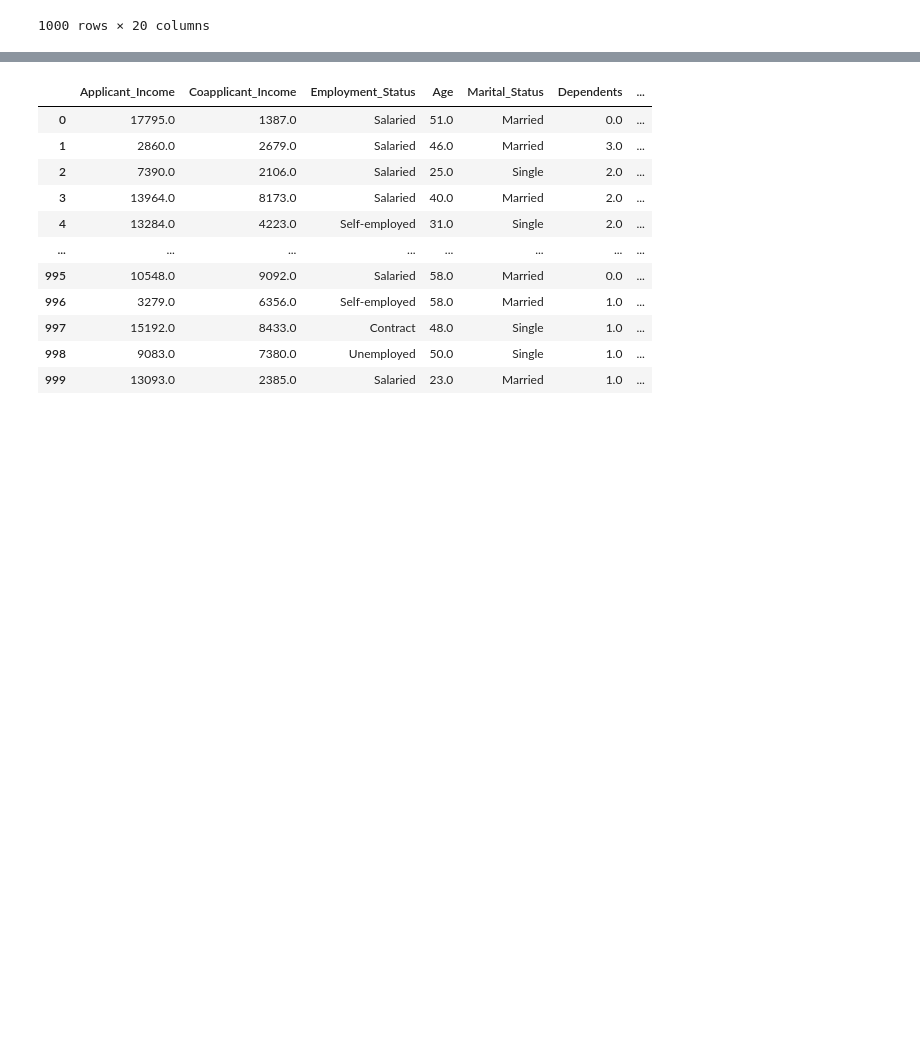
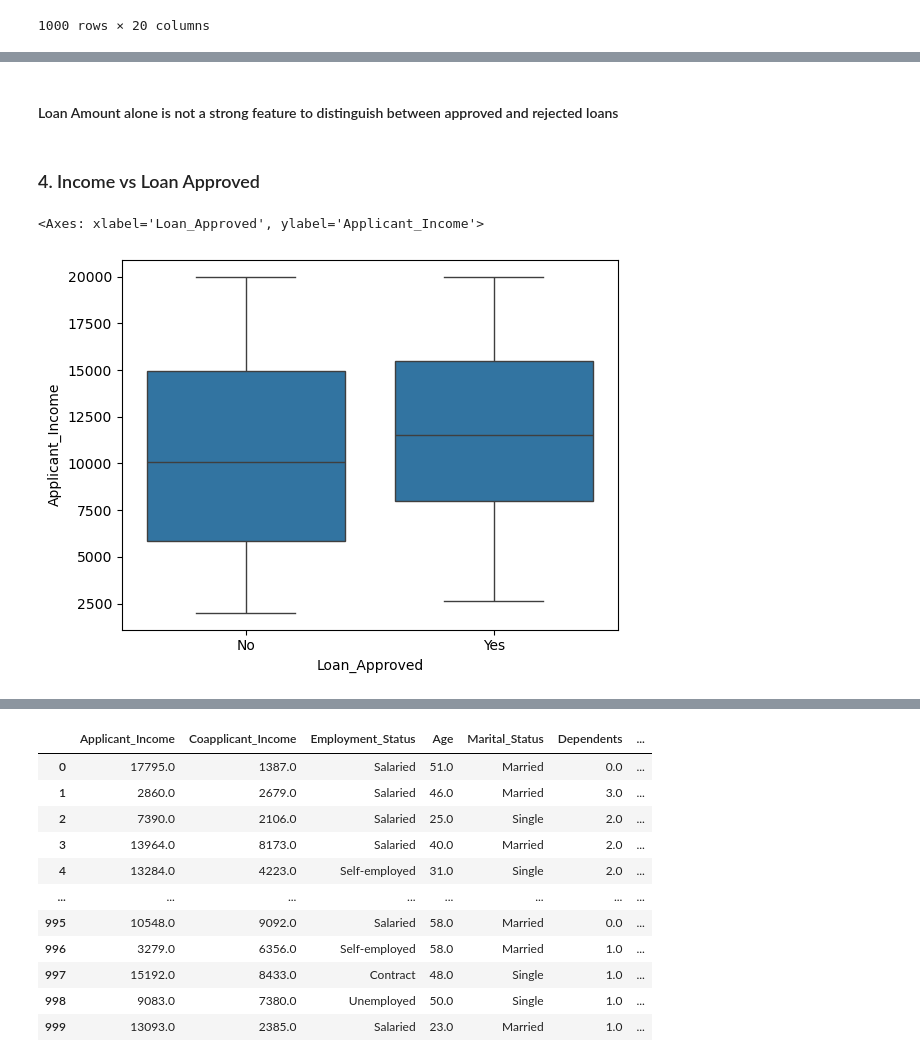
Before and after one commit to Vansh9zz/Loan-Approval-System, a Jupyter notebook: creditwise-loan-system.ipynb, the cells around one changed output, grey strips where cells are left out. Saved outputs shown, nothing was run; the diff lists cells and outputs as text; code cells hidden in the pictures; blank space fills up the shorter version.

```diff
--- a/creditwise-loan-system.ipynb
+++ b/creditwise-loan-system.ipynb
@@ -34,0 +97,13 @@ array(['No', 'Yes', nan], dtype=object)
+# %% [markdown]
+#### Loan Amount alone is not a strong feature to distinguish between approved and rejected loans
+# %% [markdown]
+### 4. Income vs Loan Approved
+# %%
+sns.boxplot(
+    data=df,
+    x="Loan_Approved",
+    y="Applicant_Income"
+)
+# %% [output]
+<Axes: xlabel='Loan_Approved', ylabel='Applicant_Income'>
+[figure, added]
```
Also changed, not shown: parts of 20 cells of this notebook, 1 other file.
